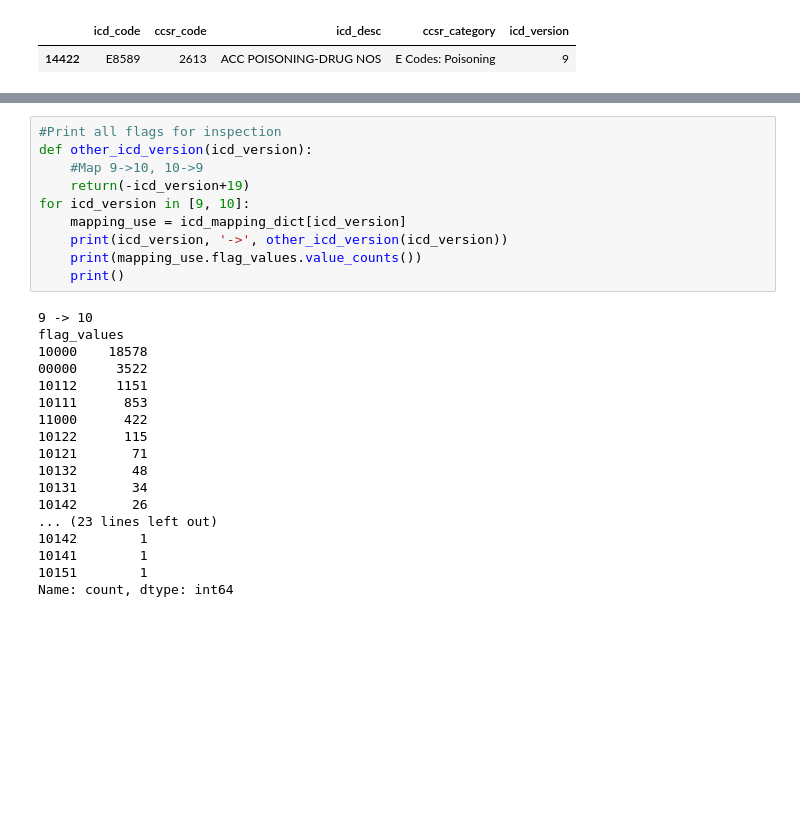
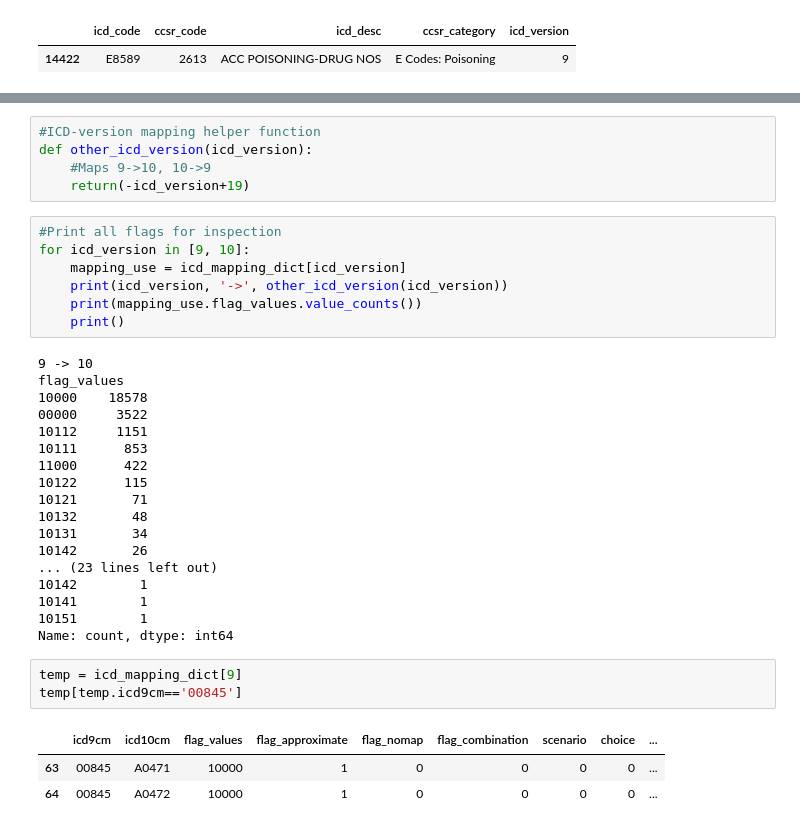
Before and after one commit to dhelkey/OpenInfant, a Jupyter notebook: process_icd.ipynb, the cells around one changed output, grey strips where cells are left out. Cells and saved outputs as stored; diff of their text form; blank space fills up the shorter version.

```diff
--- a/process_icd.ipynb
+++ b/process_icd.ipynb
@@ -267,11 +289,13 @@ for (icd_from, icd_to), (file_name, file_colspec) in icd_cm_mapping_dict.items()
     icd_mapping_dict[icd_from] = icd_mapping
 
 icd_mapping.head(2)
+# %%
+#ICD-version mapping helper function
+def other_icd_version(icd_version):
+    #Maps 9->10, 10->9
+    return(-icd_version+19)
 # %%
 #Print all flags for inspection
-def other_icd_version(icd_version):
-    #Map 9->10, 10->9
-    return(-icd_version+19)
 for icd_version in [9, 10]:
     mapping_use = icd_mapping_dict[icd_version]
     print(icd_version, '->', other_icd_version(icd_version))
@@ -295,3 +319,10 @@ flag_values
 10141        1
 10151        1
 Name: count, dtype: int64
+# %%
+temp = icd_mapping_dict[9]
+temp[temp.icd9cm=='00845']
+# %% [output]
+|  | icd9cm | icd10cm | flag_values | flag_approximate | flag_nomap | flag_combination | scenario | choice | ... |
+| 63 | 00845 | A0471 | 10000 | 1 | 0 | 0 | 0 | 0 | ... |
+| 64 | 00845 | A0472 | 10000 | 1 | 0 | 0 | 0 | 0 | ... |
```
Also changed, not shown: parts of 40 cells of this notebook, 22 other files.
